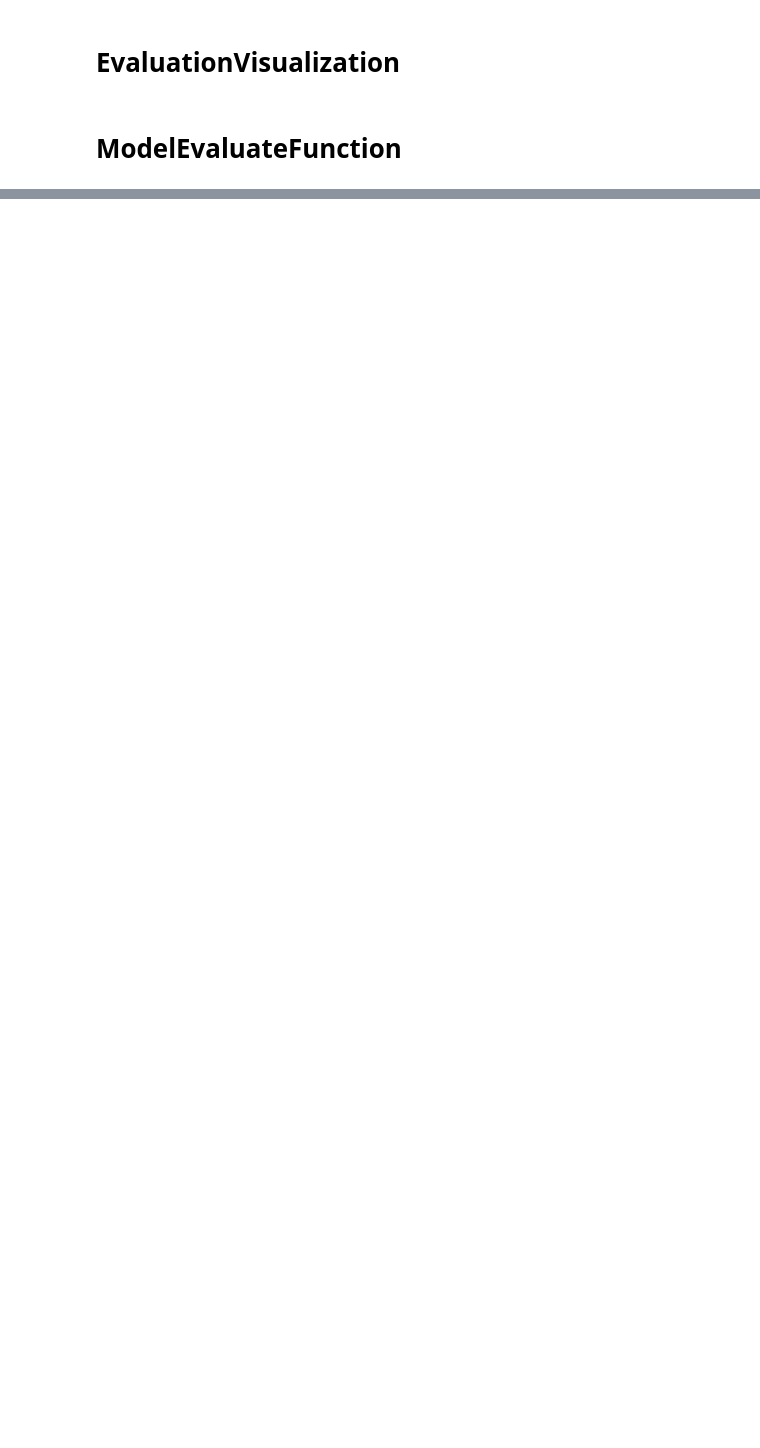
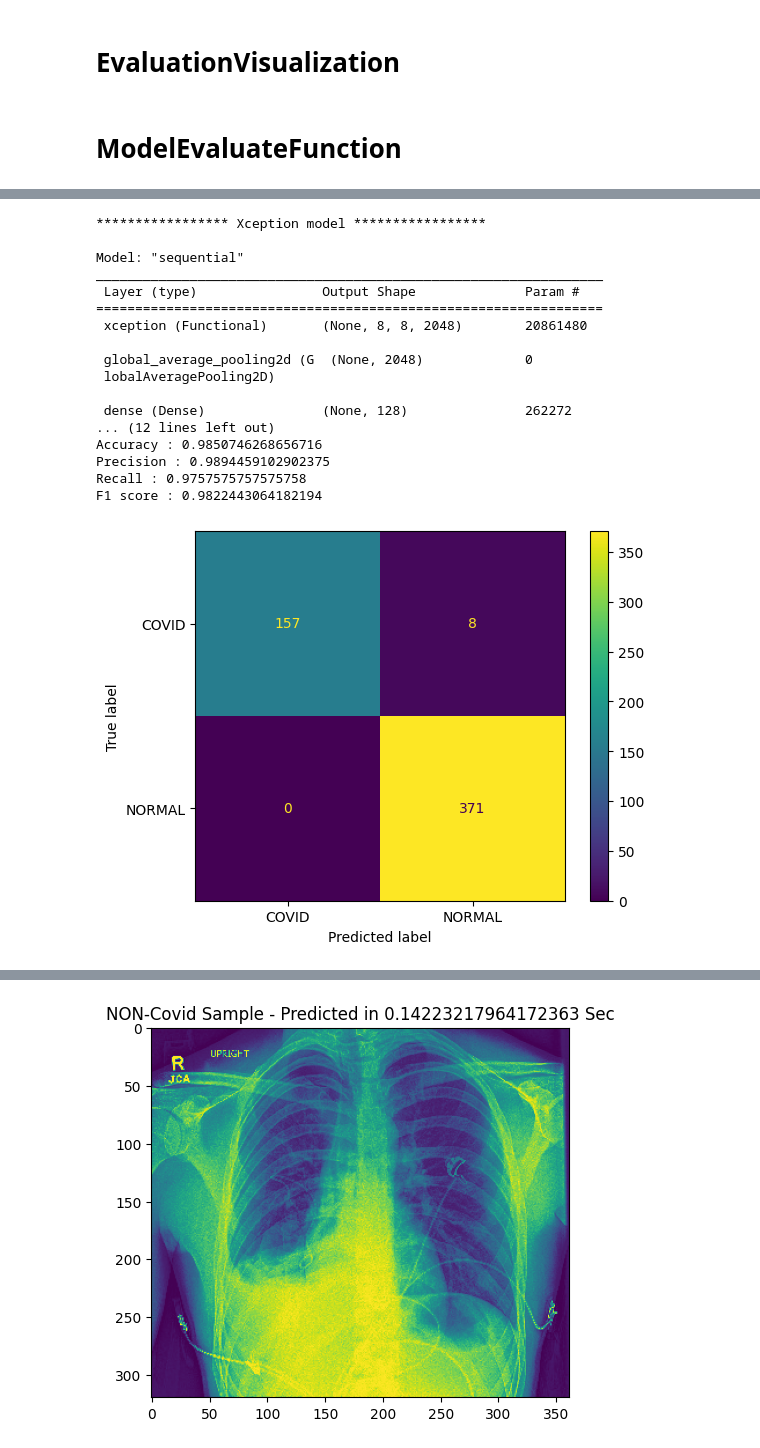
Before and after one commit to devaliakbar/CovidDetectionXrays, a Jupyter notebook: EvaluateModels.ipynb, the cells around one changed output, grey strips where cells are left out. Drawn from its saved outputs; the diff is of its cells as text; code cells hidden in the pictures; blank space fills up the shorter version.

```diff
--- a/EvaluateModels.ipynb
+++ b/EvaluateModels.ipynb
@@ -81,2 +185,22 @@ evaluate('Resnet model', load_model('Output/ResnetModel.h5'))
 # %%
-evaluate('Xception model', load_model('Output/XceptionModel.h5'))
+label = 'Xception model'
+models_accuracy[label], models_precision[label], models_recall[label], models_f1[label], models_predict_time[label] = evaluate(label, load_model('Output/XceptionModel.h5'))
+# %% [output]
+***************** Xception model *****************
+
+Model: "sequential"
+_________________________________________________________________
+ Layer (type)                Output Shape              Param #
+=================================================================
+ xception (Functional)       (None, 8, 8, 2048)        20861480
+
+ global_average_pooling2d (G  (None, 2048)             0
+ lobalAveragePooling2D)
+
+ dense (Dense)               (None, 128)               262272
+... (12 lines left out)
+Accuracy : 0.9850746268656716
+Precision : 0.9894459102902375
+Recall : 0.9757575757575758
+F1 score : 0.9822443064182194
+[figure, added]
@@ -82,0 +209 @@ evaluate('Xception model', load_model('Output/XceptionModel.h5'))
+[figure, added]
```
Also changed, not shown: parts of 12 cells of this notebook.
